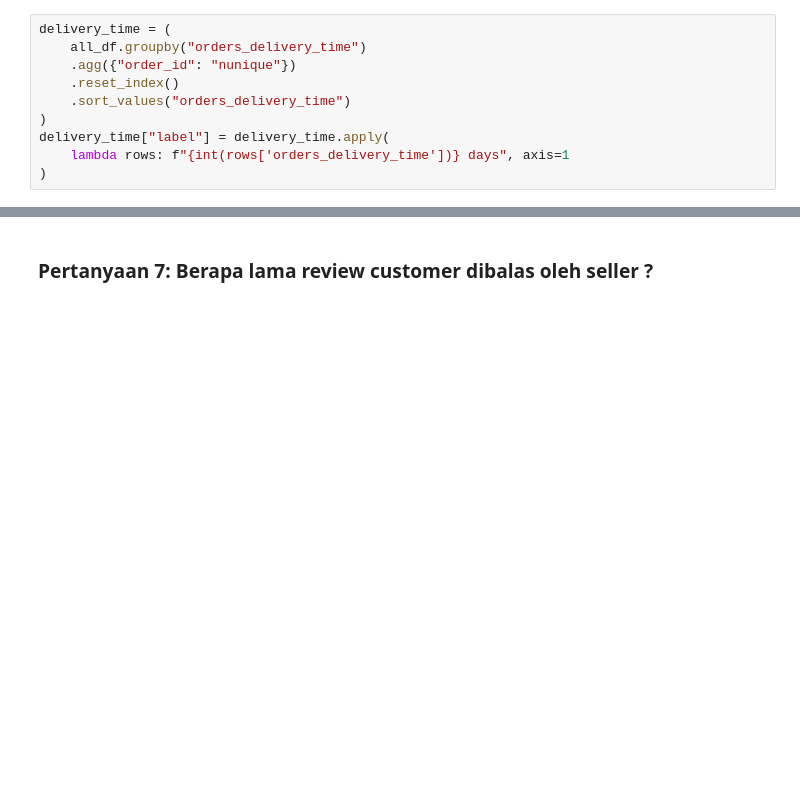
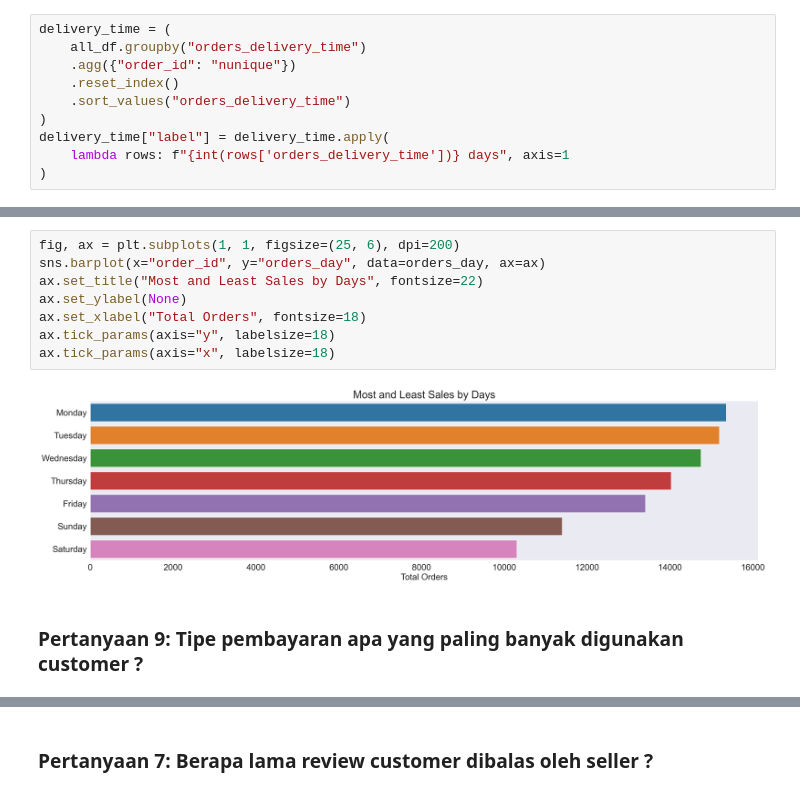
Before and after one commit to JordanMarcelino/dicoding-data-analyst, a Jupyter notebook: notebook.ipynb, the cells around one changed output, grey strips where cells are left out. Saved outputs shown, nothing was run; the diff lists cells and outputs as text; blank space fills up the shorter version.

```diff
--- a/notebook.ipynb
+++ b/notebook.ipynb
@@ -781,0 +878,12 @@ plt.suptitle("Order Delivery Time (day)", fontsize=20)
+# %%
+fig, ax = plt.subplots(1, 1, figsize=(25, 6), dpi=200)
+sns.barplot(x="order_id", y="orders_day", data=orders_day, ax=ax)
+ax.set_title("Most and Least Sales by Days", fontsize=22)
+ax.set_ylabel(None)
+ax.set_xlabel("Total Orders", fontsize=18)
+ax.tick_params(axis="y", labelsize=18)
+ax.tick_params(axis="x", labelsize=18)
+# %% [output]
+[figure, added]
+# %% [markdown]
+### Pertanyaan 9: Tipe pembayaran apa yang paling banyak digunakan customer ?
```
Also changed, not shown: parts of 36 cells of this notebook, 2 other files.
